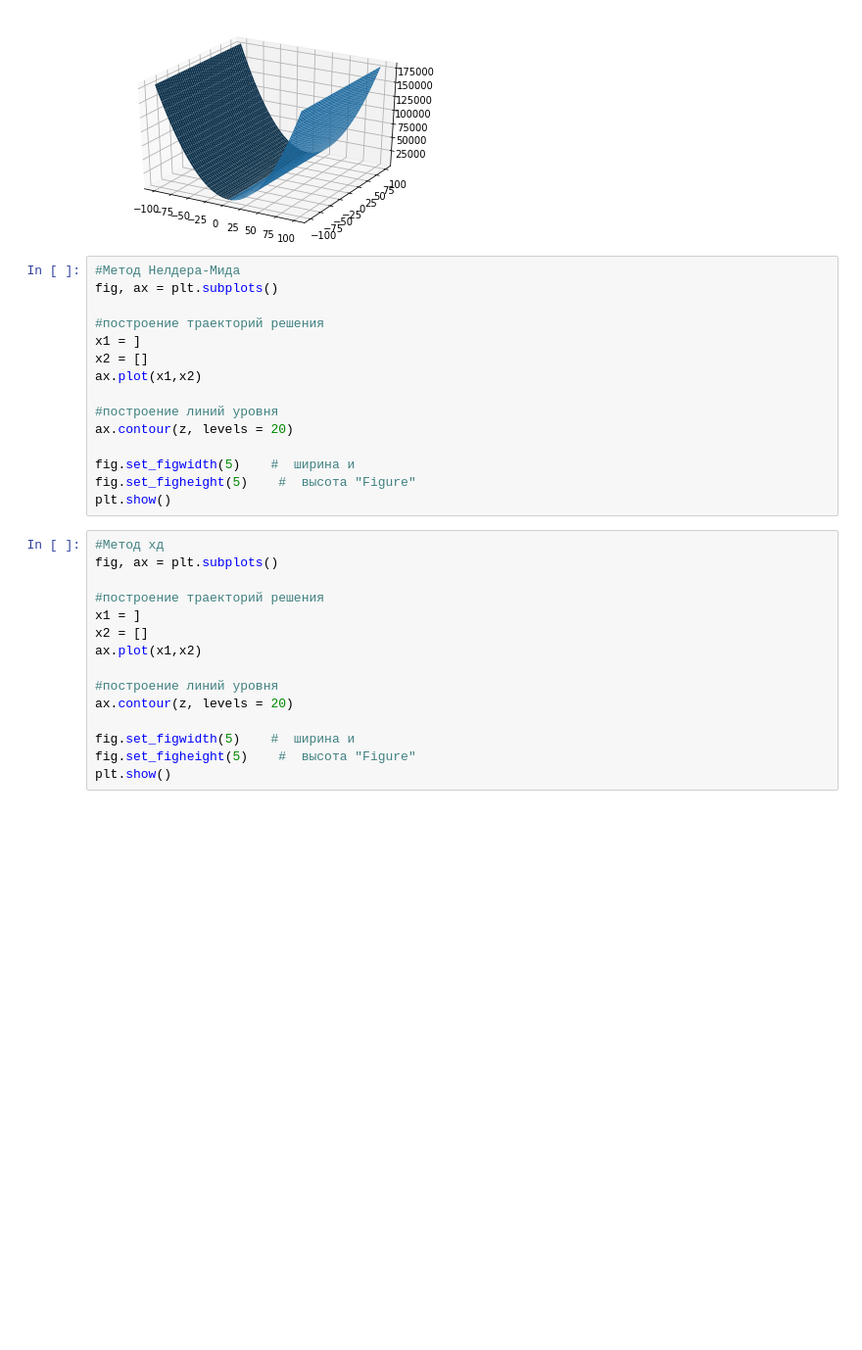
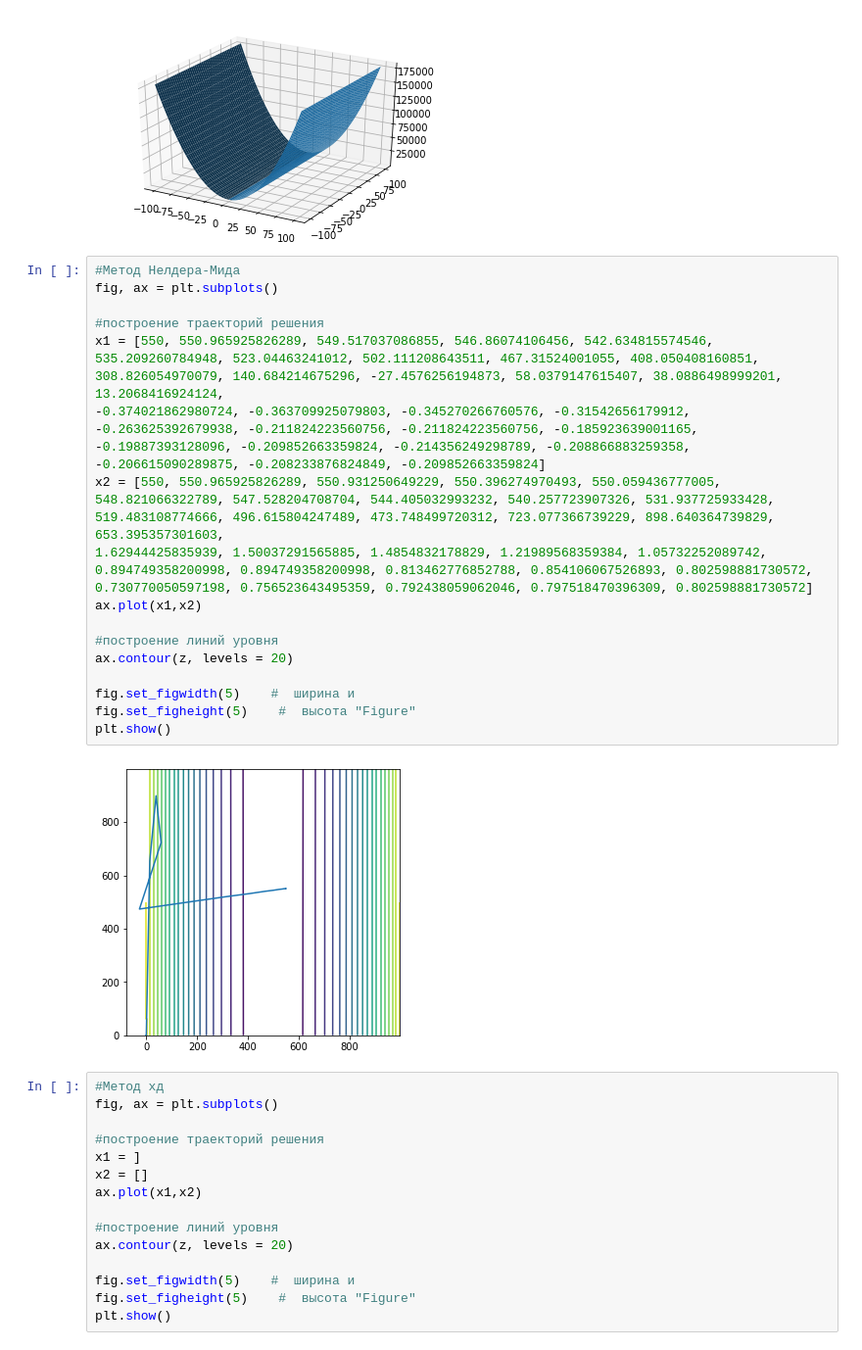
Before and after one commit to Viktory4121/Optimization_Methods, a Jupyter notebook: линии_уровня_траектории_решения.ipynb, the cells around one changed output. Shown at 98% size. Cells and saved outputs as stored; diff of their text form; blank space fills up the shorter version.

```diff
--- a/линии_уровня_траектории_решения.ipynb
+++ b/линии_уровня_траектории_решения.ipynb
@@ -146,21 +146,25 @@ axes.plot_surface(x, y, z)
 plt.show()
 # %% [output]
 [figure]
-# %%
-#Метод Нелдера-Мида
-fig, ax = plt.subplots()
-
-#построение траекторий решения
-x1 = ]
-x2 = []
-ax.plot(x1,x2)
-
-#построение линий уровня
-ax.contour(z, levels = 20)
-
-fig.set_figwidth(5)    #  ширина и
-fig.set_figheight(5)    #  высота "Figure"
-plt.show()
+# %%
+#Метод Нелдера-Мида
+fig, ax = plt.subplots()
+
+#построение траекторий решения
+x1 = [550, 550.965925826289, 549.517037086855, 546.86074106456, 542.634815574546, 535.209260784948, 523.04463241012, 502.111208643511, 467.31524001055, 408.050408160851, 308.826054970079, 140.684214675296, -27.4576256194873, 58.0379147615407, 38.0886498999201, 13.2068416924124,
+-0.374021862980724, -0.363709925079803, -0.345270266760576, -0.31542656179912, -0.263625392679938, -0.211824223560756, -0.211824223560756, -0.185923639001165, -0.19887393128096, -0.209852663359824, -0.214356249298789, -0.208866883259358, -0.206615090289875, -0.208233876824849, -0.209852663359824]
+x2 = [550, 550.965925826289, 550.931250649229, 550.396274970493, 550.059436777005, 548.821066322789, 547.528204708704, 544.405032993232, 540.257723907326, 531.937725933428, 519.483108774666, 496.615804247489, 473.748499720312, 723.077366739229, 898.640364739829, 653.395357301603,
+1.62944425835939, 1.50037291565885, 1.4854832178829, 1.21989568359384, 1.05732252089742, 0.894749358200998, 0.894749358200998, 0.813462776852788, 0.854106067526893, 0.802598881730572, 0.730770050597198, 0.756523643495359, 0.792438059062046, 0.797518470396309, 0.802598881730572]
+ax.plot(x1,x2)
+
+#построение линий уровня
+ax.contour(z, levels = 20)
+
+fig.set_figwidth(5)    #  ширина и
+fig.set_figheight(5)    #  высота "Figure"
+plt.show()
+# %% [output]
+[figure, added]
 # %%
 #Метод хд
 fig, ax = plt.subplots()
```
Also changed, not shown: parts of 1 cell of this notebook.
